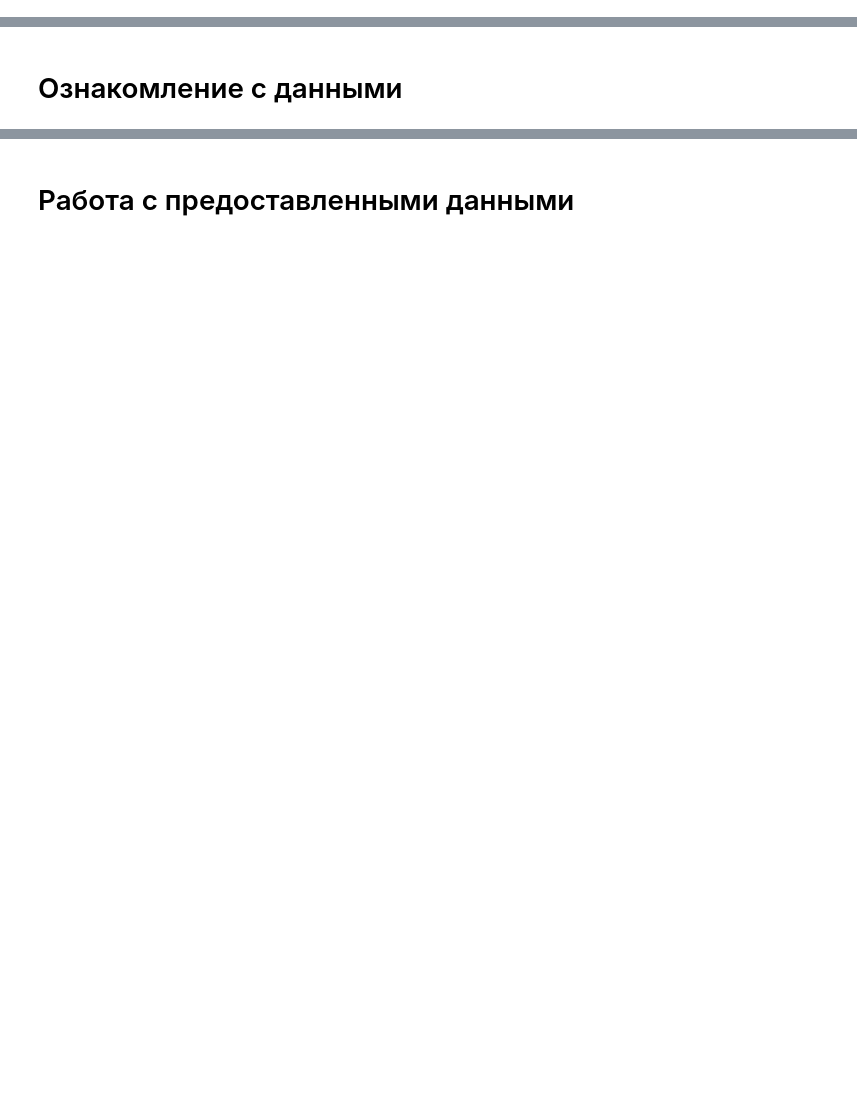
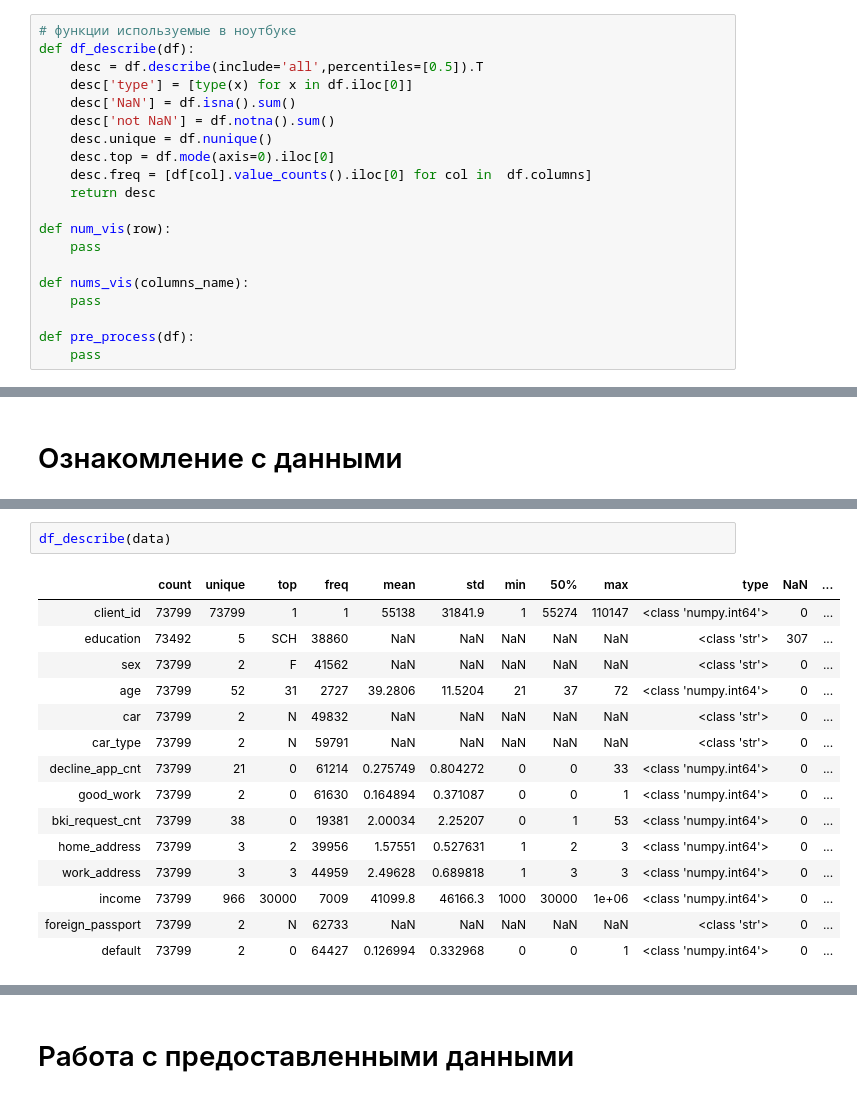
Before and after one commit to Urusut/IvanovDmitryV, a Jupyter notebook: Unit_5/Project_4.ipynb, the cells around one changed output, grey strips where cells are left out. Saved outputs shown, nothing was run; the diff lists cells and outputs as text; blank space fills up the shorter version.

```diff
--- a/Unit_5/Project_4.ipynb
+++ b/Unit_5/Project_4.ipynb
@@ -54,3 +50,23 @@ def pre_process(df):
+# %%
+# функции используемые в ноутбуке
+def df_describe(df):
+    desc = df.describe(include='all',percentiles=[0.5]).T
+    desc['type'] = [type(x) for x in df.iloc[0]]
+    desc['NaN'] = df.isna().sum()
+    desc['not NaN'] = df.notna().sum()
+    desc.unique = df.nunique()
+    desc.top = df.mode(axis=0).iloc[0]
+    desc.freq = [df[col].value_counts().iloc[0] for col in  df.columns]
+    return desc
+
+def num_vis(row):
+    pass
+
+def nums_vis(columns_name):
+    pass
+
+def pre_process(df):
+    pass
 # %%
 # установка параметров
 %pylab inline
@@ -82,0 +109,18 @@ data = pd.read_csv(f'{path}train.csv')
+# %%
+df_describe(data)
+# %% [output]
+|  | count | unique | top | freq | mean | std | min | 50% | max | type | NaN | ... |
+| client_id | 73799 | 73799 | 1 | 1 | 55138 | 31841.9 | 1 | 55274 | 110147 | <class 'numpy.int64'> | 0 | ... |
+| education | 73492 | 5 | SCH | 38860 | NaN | NaN | NaN | NaN | NaN | <class 'str'> | 307 | ... |
+| sex | 73799 | 2 | F | 41562 | NaN | NaN | NaN | NaN | NaN | <class 'str'> | 0 | ... |
+| age | 73799 | 52 | 31 | 2727 | 39.2806 | 11.5204 | 21 | 37 | 72 | <class 'numpy.int64'> | 0 | ... |
+| car | 73799 | 2 | N | 49832 | NaN | NaN | NaN | NaN | NaN | <class 'str'> | 0 | ... |
+| car_type | 73799 | 2 | N | 59791 | NaN | NaN | NaN | NaN | NaN | <class 'str'> | 0 | ... |
+| decline_app_cnt | 73799 | 21 | 0 | 61214 | 0.275749 | 0.804272 | 0 | 0 | 33 | <class 'numpy.int64'> | 0 | ... |
+| good_work | 73799 | 2 | 0 | 61630 | 0.164894 | 0.371087 | 0 | 0 | 1 | <class 'numpy.int64'> | 0 | ... |
+| bki_request_cnt | 73799 | 38 | 0 | 19381 | 2.00034 | 2.25207 | 0 | 1 | 53 | <class 'numpy.int64'> | 0 | ... |
+| home_address | 73799 | 3 | 2 | 39956 | 1.57551 | 0.527631 | 1 | 2 | 3 | <class 'numpy.int64'> | 0 | ... |
+| work_address | 73799 | 3 | 3 | 44959 | 2.49628 | 0.689818 | 1 | 3 | 3 | <class 'numpy.int64'> | 0 | ... |
+| income | 73799 | 966 | 30000 | 7009 | 41099.8 | 46166.3 | 1000 | 30000 | 1e+06 | <class 'numpy.int64'> | 0 | ... |
+| foreign_passport | 73799 | 2 | N | 62733 | NaN | NaN | NaN | NaN | NaN | <class 'str'> | 0 | ... |
+| default | 73799 | 2 | 0 | 64427 | 0.126994 | 0.332968 | 0 | 0 | 1 | <class 'numpy.int64'> | 0 | ... |
```
Also changed, not shown: parts of 13 cells of this notebook.
